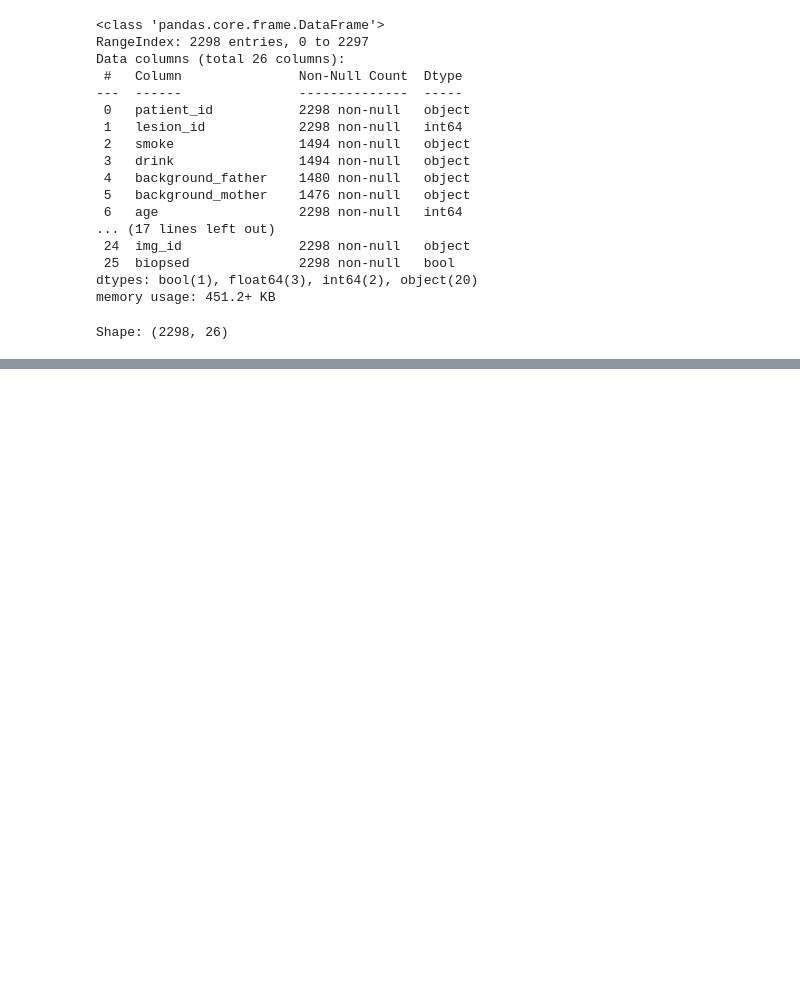
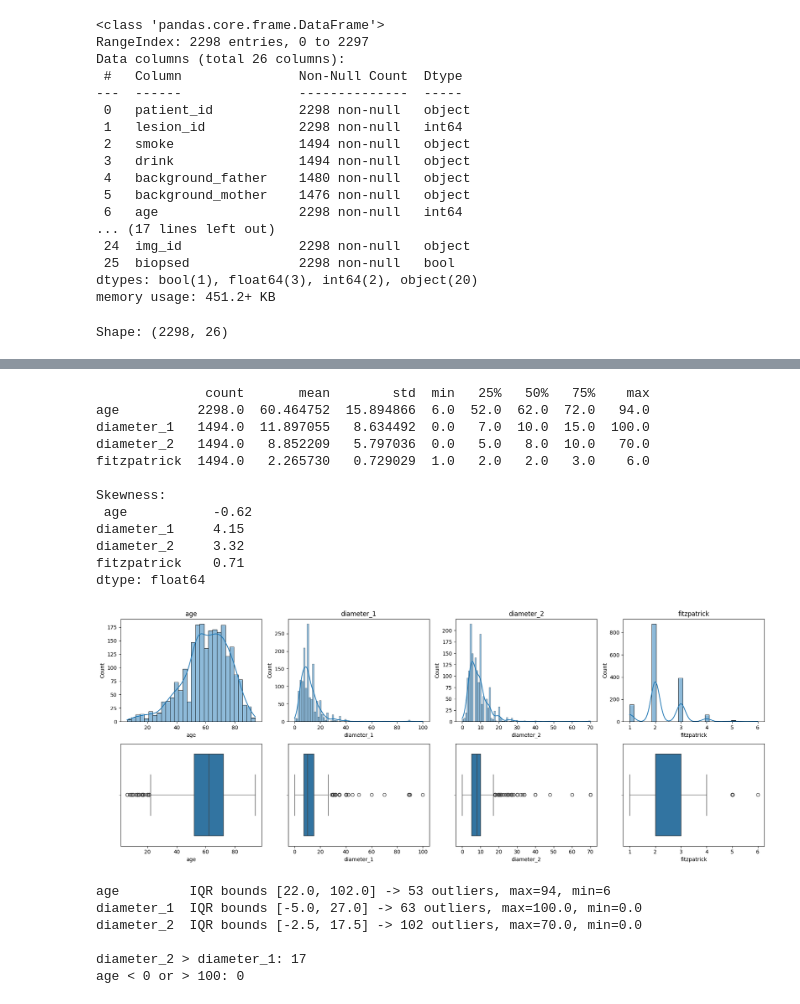
Before and after one commit to Krishnendu-PV/PG-Group-3---Multimodal-Skin-Lesion-Classification-Skin-Cancer-Detection-, a Jupyter notebook: src-code/EDA.ipynb, the cells around one changed output, grey strips where cells are left out. Cells and saved outputs as stored; diff of their text form; code cells hidden in the pictures; blank space fills up the shorter version.

```diff
--- a/src-code/EDA.ipynb
+++ b/src-code/EDA.ipynb
@@ -85,0 +312,43 @@ pd.DataFrame({})
+# %%
+#Univariate analysis for numeric features
+print(df[num_cols].describe().T)
+print("\nSkewness:\n", df[num_cols].skew().round(2))
+
+fig, axes = plt.subplots(2, 4, figsize=(18, 7))
+for i, c in enumerate(num_cols):
+    sns.histplot(df[c].dropna(), kde=True, ax=axes[0, i])
+    sns.boxplot(x=df[c], ax=axes[1, i])
+    axes[0, i].set_title(c)
+plt.tight_layout(); plt.show()
+
+# Outliers via IQR + z-score
+for c in ["age", "diameter_1", "diameter_2"]:
+    s = df[c].dropna()
+    q1, q3 = s.quantile([.25, .75]); iqr = q3 - q1
+    lo, hi = q1 - 1.5 * iqr, q3 + 1.5 * iqr
+    print(f"{c:11s} IQR bounds [{lo:.1f}, {hi:.1f}] -> {((s < lo) | (s > hi)).sum()} outliers, "
+          f"max={s.max()}, min={s.min()}")
+
+# Logical consistency: diameter_1 should be >= diameter_2, age sane
+print("\ndiameter_2 > diameter_1:", (df["diameter_2"] > df["diameter_1"]).sum())
+print("age < 0 or > 100:", ((df["age"] < 0) | (df["age"] > 100)).sum())
+# %% [output]
+              count       mean        std  min   25%   50%   75%    max
+age          2298.0  60.464752  15.894866  6.0  52.0  62.0  72.0   94.0
+diameter_1   1494.0  11.897055   8.634492  0.0   7.0  10.0  15.0  100.0
+diameter_2   1494.0   8.852209   5.797036  0.0   5.0   8.0  10.0   70.0
+fitzpatrick  1494.0   2.265730   0.729029  1.0   2.0   2.0   3.0    6.0
+
+Skewness:
+ age           -0.62
+diameter_1     4.15
+diameter_2     3.32
+fitzpatrick    0.71
+dtype: float64
+[figure, added]
+age         IQR bounds [22.0, 102.0] -> 53 outliers, max=94, min=6
+diameter_1  IQR bounds [-5.0, 27.0] -> 63 outliers, max=100.0, min=0.0
+diameter_2  IQR bounds [-2.5, 17.5] -> 102 outliers, max=70.0, min=0.0
+
+diameter_2 > diameter_1: 17
+age < 0 or > 100: 0
```
Also changed, not shown: parts of 11 cells of this notebook.
